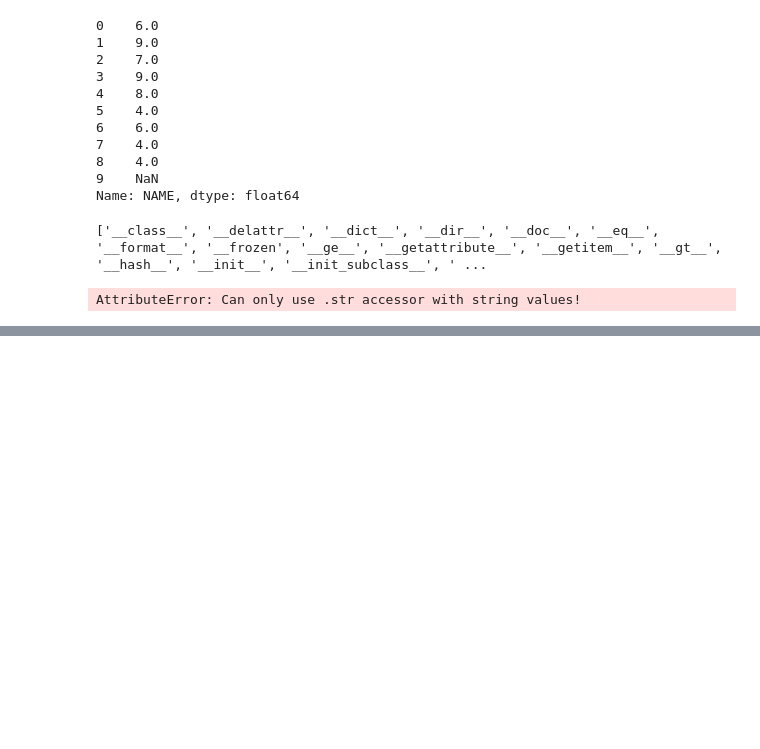
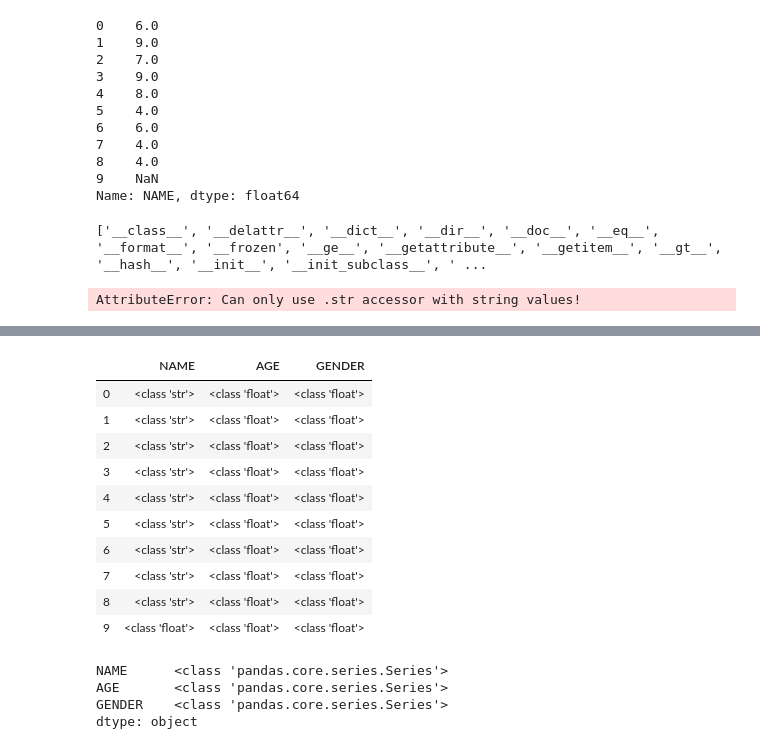
Before and after one commit to leangaurav/dsc_weekday_2020_09_24, a Jupyter notebook: CODE/Pandas1.ipynb, the cells around one changed output, grey strips where cells are left out. Drawn from its saved outputs; the diff is of its cells as text; code cells hidden in the pictures; blank space fills up the shorter version.

Commit message:
Pandas, Titaninc Solution discussion

```diff
--- a/CODE/Pandas1.ipynb
+++ b/CODE/Pandas1.ipynb
@@ -1005,3 +1035,26 @@ df.to_csv('titanic_copy.csv')
+# %%
+r = df1.applymap(lambda x: type(x))
+r
+# %% [output]
+|  | NAME | AGE | GENDER |
+| 0 | <class 'str'> | <class 'float'> | <class 'float'> |
+| 1 | <class 'str'> | <class 'float'> | <class 'float'> |
+| 2 | <class 'str'> | <class 'float'> | <class 'float'> |
+| 3 | <class 'str'> | <class 'float'> | <class 'float'> |
+| 4 | <class 'str'> | <class 'float'> | <class 'float'> |
+| 5 | <class 'str'> | <class 'float'> | <class 'float'> |
+| 6 | <class 'str'> | <class 'float'> | <class 'float'> |
+| 7 | <class 'str'> | <class 'float'> | <class 'float'> |
+| 8 | <class 'str'> | <class 'float'> | <class 'float'> |
+| 9 | <class 'float'> | <class 'float'> | <class 'float'> |
+# %%
+r = df1.apply(lambda x: type(x))
+r
+# %% [output]
+NAME      <class 'pandas.core.series.Series'>
+AGE       <class 'pandas.core.series.Series'>
+GENDER    <class 'pandas.core.series.Series'>
+dtype: object
 # %%
 # groups: groupby
 # %%
```
Also changed, not shown: parts of 7 cells of this notebook, 4 other files.
